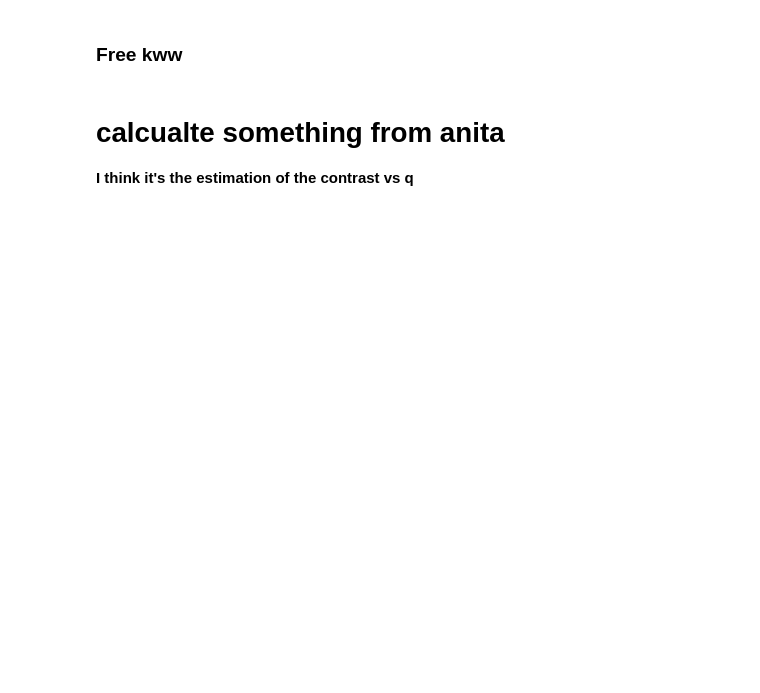
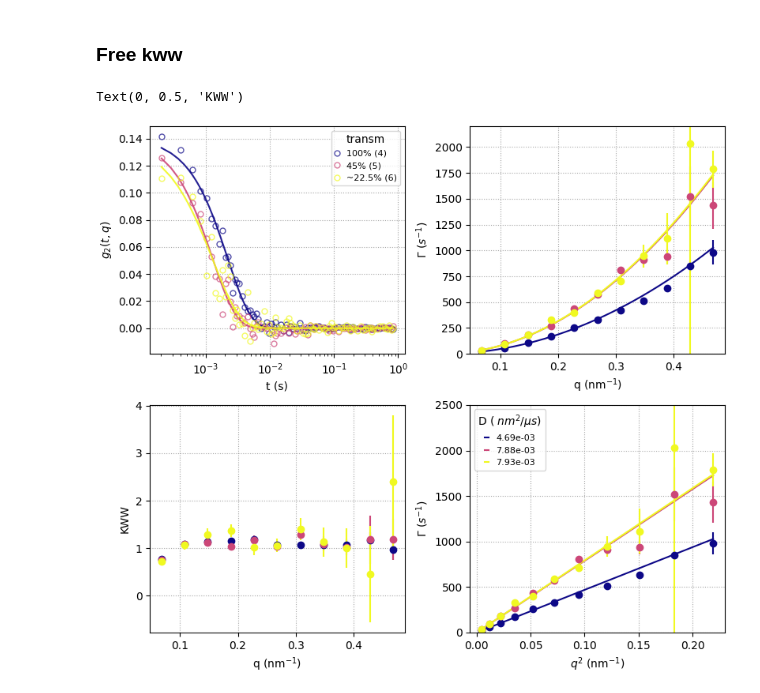
Before and after one commit to maddalenabin/id10-ferritin-2022, a Jupyter notebook: 01-notebooks/03-fluxes-220K.ipynb, the cells around one changed output. Saved outputs shown, nothing was run; the diff lists cells and outputs as text; code cells hidden in the pictures; blank space fills up the shorter version.

```diff
--- a/01-notebooks/03-fluxes-220K.ipynb
+++ b/01-notebooks/03-fluxes-220K.ipynb
@@ -161,56 +172,55 @@ NameError: name 'datasetnumbers' is not defined
 # %%
 mpl.rcParams.update({"axes.grid" : True, "grid.color": "gray", "grid.linestyle":":", "grid.alpha": "0.7"})
 f, ((a1,a2),(a3,a4)) = plt.subplots(2,2,figsize=(8,7), constrained_layout=True)
 
-# f = plt.figure(figsize=(8,4), constrained_layout=True)
-# gs = f.add_gridspec(2, 3)
-# a1 = f.add_subplot(gs[:2, :2])
-# a3 = f.add_subplot(gs[0, 2])
-# a4 = f.add_subplot(gs[1, 2])
+col = plt.cm.plasma(np.linspace(0,1,len(datasetnumbers)))
 
-col = plt.cm.plasma(np.linspace(0,1,len(datasetnumbers)))
-# taus, dtaus = [], []
+qv_sel = 5
+tol = 1e-3
+qv_min, qv_max = 1, len(qv)
 
-beta_p0, dbeta_p0 = 0.14, 1e-1
-qv_sel = 5
-qv_min, qv_max = 1, len(qv)
 for i in range(len(datasetnumbers)):
-#     base = np.average(g2s[i,i,-15:])
-    base = 0
+    taus, dtaus = [], []
+    kww, dkww = [], []
+
     for q in range(qv_min, qv_max):
-#         beta_p0 = 0.14
-        popt,xc,curve,perr = fit(exponential_kww, delay, g2s[i,q,:]-base, p0=[beta_p0,5e-2,1,1.], bounds=[(beta_p0-dbeta_p0,0,0,0),(beta_p0+dbeta_p0,np.infty,3,2)])
+        base = np.average(g2s[i,q,-15:])
+        popt,xc,curve,perr = fit(exponential_kww, delay, g2s[i,q,:]-base, p0=[beta_vs_q[q],5e-2,1.],
+                                 bounds=[(beta_vs_q[q]-tol,0,0),(beta_vs_q[q]+tol,np.infty,3)])
+        taus.append(popt[1])
+        dtaus.append(perr[1])
+        kww.append(popt[2])
+        dkww.append(perr[2])
 
         if q==qv_sel:
             a1.plot(delay, g2s[i,q,:]-base, c=col[i], ls='', marker='o', ms=5, mfc='none', alpha=0.7, label=f'{Tr[i]}% ({datasetnumbers[i]})')
-            a1.plot(xc, curve, c=col[i], ls='-', alpha=0.9, label=f'{qv[q]:.2f}')
-
-            a2.errorbar(qv[i], popt[0], perr[0], c=col[i], ls='', marker='o')
-            a4.errorbar(qv[i], popt[3], perr[3], c=col[i], ls='', marker='o')
-            taus.append(popt[1])
-            dtaus.append(perr[1])
-#         popt,xc,curve,perr = fit(exponential, delay, g2s[i,qq,:]-base, p0=[beta_p0,5e-2,1], bounds=[(beta_p0-1e-3,0,0),(beta_p0+1e-3,np.infty,3)])
-#         a1.plot(xc, curve, c=col[i], ls='-', alpha=0.9, label=f'{qv[qq]:.2f}')
-#         a2.errorbar(qv[i], popt[0], perr[0], c='r', ls='', marker='o')
-#         taus.append(popt[1])
-#         dtaus.append(perr[1])
+            a1.plot(xc, curve, c=col[i], ls='-', alpha=0.9)#, label=f'{qv[q]:.2f}')
 
     taus, dtaus = np.asarray(taus), np.asarray(dtaus)
+    kww, dkww = np.asarray(kww), np.asarray(dkww)
+
     popt,xc,curve,perr = fit(linear, qv[qv_min:qv_max]**2, 1/taus, sigma=dtaus/(taus**2), p0=[5e3])
-    a3.plot(xc, curve, c=col[i], label=f'{popt[0]*1e-6:.2e} ${{nm}}^{{2}}$/${{\mu s}}$')
-    a3.errorbar( qv[qv_min:qv_max]**2, 1/taus, dtaus/(taus**2),  c=col[i], ls='', marker='o')
 
-f.sup_title(f"{runname}, T={T[:-2]}K")
-a1.legend(title=r'q (nm$^{-1}$)', fontsize=8, bbox_to_anchor=[1,1], handlelength=.5)
+    a2.plot(np.sqrt(xc), curve, c=col[i], label=f'{popt[0]*1e-6:.2e}')
+    a2.errorbar(qv[qv_min:qv_max], 1/taus, dtaus/(taus**2),  c=col[i], ls='', marker='o')
+    a4.plot(xc, curve, c=col[i], label=f'{popt[0]*1e-6:.2e}')
+    a4.errorbar( qv[qv_min:qv_max]**2, 1/taus, dtaus/(taus**2),  c=col[i], ls='', marker='o')
+    a3.errorbar(qv[qv_min:qv_max], kww, dkww, c=col[i], ls='', marker='o', label=f'{popt[0]*1e-6:.2e} ${{nm}}^{{2}}$/${{\mu s}}$')
+
+# f.sup_title(f"{runname}, T={T[:-2]}K")
+a1.legend(title=r'transm', fontsize=8, bbox_to_anchor=[1,1], handlelength=.5)
+a4.legend(title=r'D ( ${{nm}}^{{2}}$/${{\mu s}}$)', fontsize=8, handlelength=.5)
 a1.set_xscale('log')
 a1.set_xlabel(r't (s)')
 a1.set_ylabel(r'$g_2(t,q)$')
 a2.set_xlabel(r'q (nm$^{-1}$)')
-a2.set_ylabel('contrast')
-a3.set_xlabel(r'$q^2$ (nm$^{-1}$)')
-a3.set_ylabel(r'$\Gamma$ ($s^{-1}$)')
-a4.set_xlabel(r'q (nm$^{-1}$)')
-a4.set_ylabel('KWW')
+a2.set_ylabel(r'$\Gamma$ ($s^{-1}$)')
+a2.set_ylim(0,2200)
+a4.set_xlabel(r'$q^2$ (nm$^{-1}$)')
+a4.set_ylabel(r'$\Gamma$ ($s^{-1}$)')
+a4.set_ylim(0,2500)
+a3.set_xlabel(r'q (nm$^{-1}$)')
+a3.set_ylabel('KWW')
+# %% [output]
+Text(0, 0.5, 'KWW')
+[figure, added]
-# %% [markdown]
-# calcualte something from anita
-**I think it's the estimation of the contrast vs q**
```
Also changed, not shown: parts of 10 cells of this notebook.
